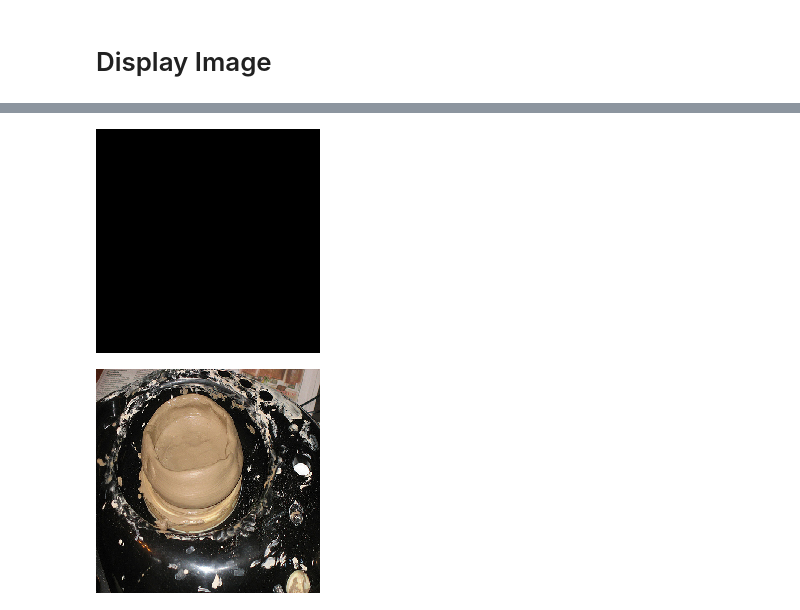
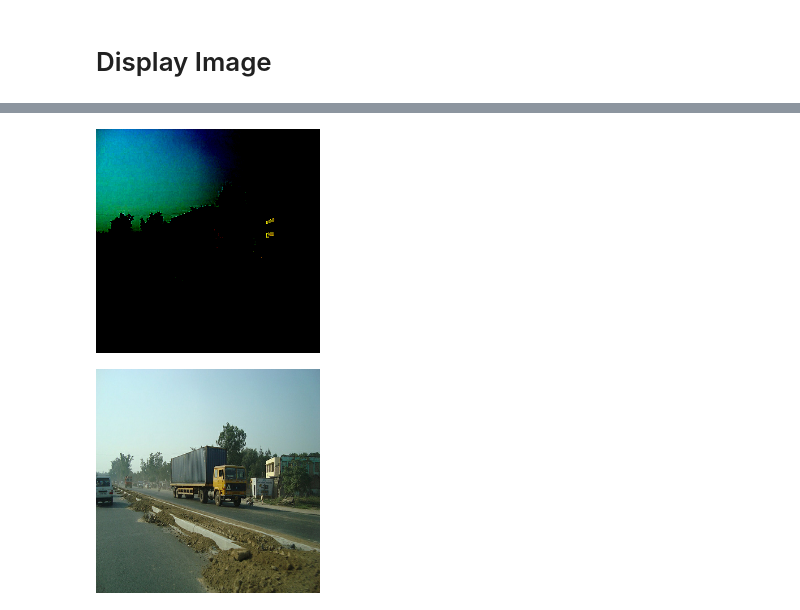
Before and after one commit to WeiHao97/deepxplore, a Jupyter notebook: ImageNet/int8vsft32.ipynb, the cells around one changed output, grey strips where cells are left out. Saved outputs shown, nothing was run; the diff lists cells and outputs as text; code cells hidden in the pictures.

```diff
--- a/ImageNet/int8vsft32.ipynb
+++ b/ImageNet/int8vsft32.ipynb
@@ -65,0 +121,2 @@ display(pil_img)
+# %%
+image = np.load("./trailer_truck.npy")
@@ -65,0 +141,23 @@ display(pil_img)
+# %%
+orig_img = image.copy()
+for iters in range(0,grad_iterations):
+    grads_value = iterate([image])[0]
+    if transformation == 'light':
+        grads_value = constraint_light(grads_value)  # constraint the gradients value
+    elif transformation == 'occl':
+        grads_value = constraint_occl(grads_value, start_point,occlusion_size)  # constraint the gradients value
+    elif transformation == 'blackout':
+        grads_value = constraint_black(grads_value)  # constraint the gradients value
+
+    image += grads_value * step
+    pred1, pred2= model.predict(image), q_model.predict(image)
+    label1, label2 = np.argmax(pred1[0]), np.argmax(pred2[0])
+    if not label1 == label2:
+        print("different")
+        print(label1)
+        print(label2)
+        print(tf.keras.applications.resnet.decode_predictions(pred1, top=5)[0])
+        print(tf.keras.applications.resnet.decode_predictions(pred2, top=5)[0])
+        gen_img_deprocessed = deprocess_image(image)
+        orig_img_deprocessed = deprocess_image(orig_img)
+        break
@@ -107,18 +187,0 @@ iterate = K.function([input_tensor], [grads])
-# %%
-orig_img = gen_img.copy()
-for iters in range(0,grad_iterations):
-    grads_value = iterate([gen_img])[0]
-    if transformation == 'light':
-        grads_value = constraint_light(grads_value)  # constraint the gradients value
-    elif transformation == 'occl':
-        grads_value = constraint_occl(grads_value, start_point,occlusion_size)  # constraint the gradients value
-    elif transformation == 'blackout':
-        grads_value = constraint_black(grads_value)  # constraint the gradients value
-
-    gen_img += grads_value * step
-    pred1, pred2= model.predict(gen_img), q_model.predict(gen_img)
-    label1, label2 = np.argmax(pred1[0]), np.argmax(pred2[0])
-    if not label1 == label2:
-        gen_img_deprocessed = deprocess_image(gen_img)
-        orig_img_deprocessed = deprocess_image(orig_img)
-        break
@@ -143,8 +192,8 @@ tf.keras.applications.resnet.decode_predictions(pred2, top=5)[0]
 # %%
-display(tf.keras.preprocessing.image.array_to_img(gen_img_deprocessed))
+tf.keras.preprocessing.image.array_to_img(gen_img_deprocessed)
 # %% [output]
-[figure, old version]
+[figure, new version]
 # %%
-display(tf.keras.preprocessing.image.array_to_img(orig_img_deprocessed))
+tf.keras.preprocessing.image.array_to_img(orig_img_deprocessed)
 # %% [output]
-[figure, old version]
+[figure, new version]
```
Also changed, not shown: parts of 44 cells of this notebook, 4 other files.
